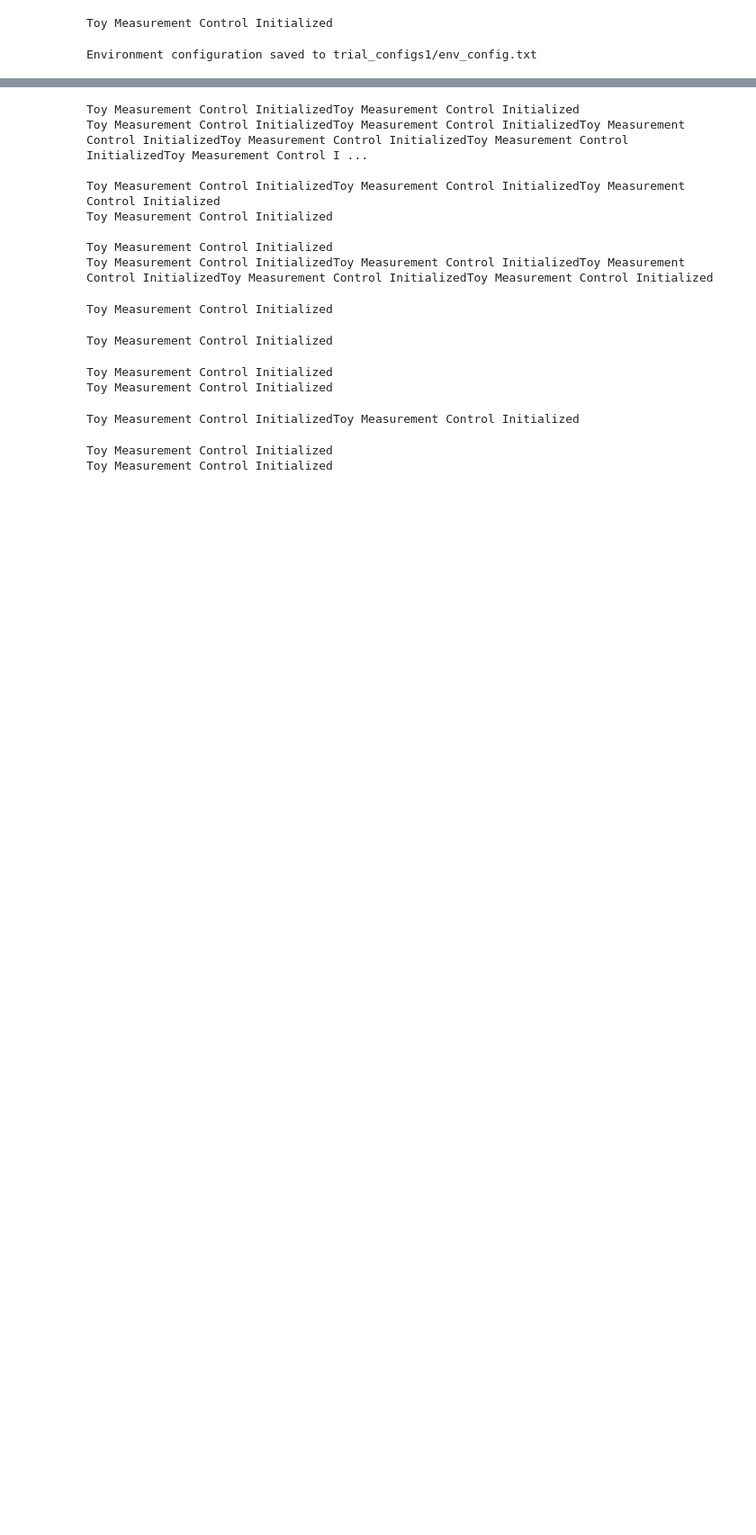
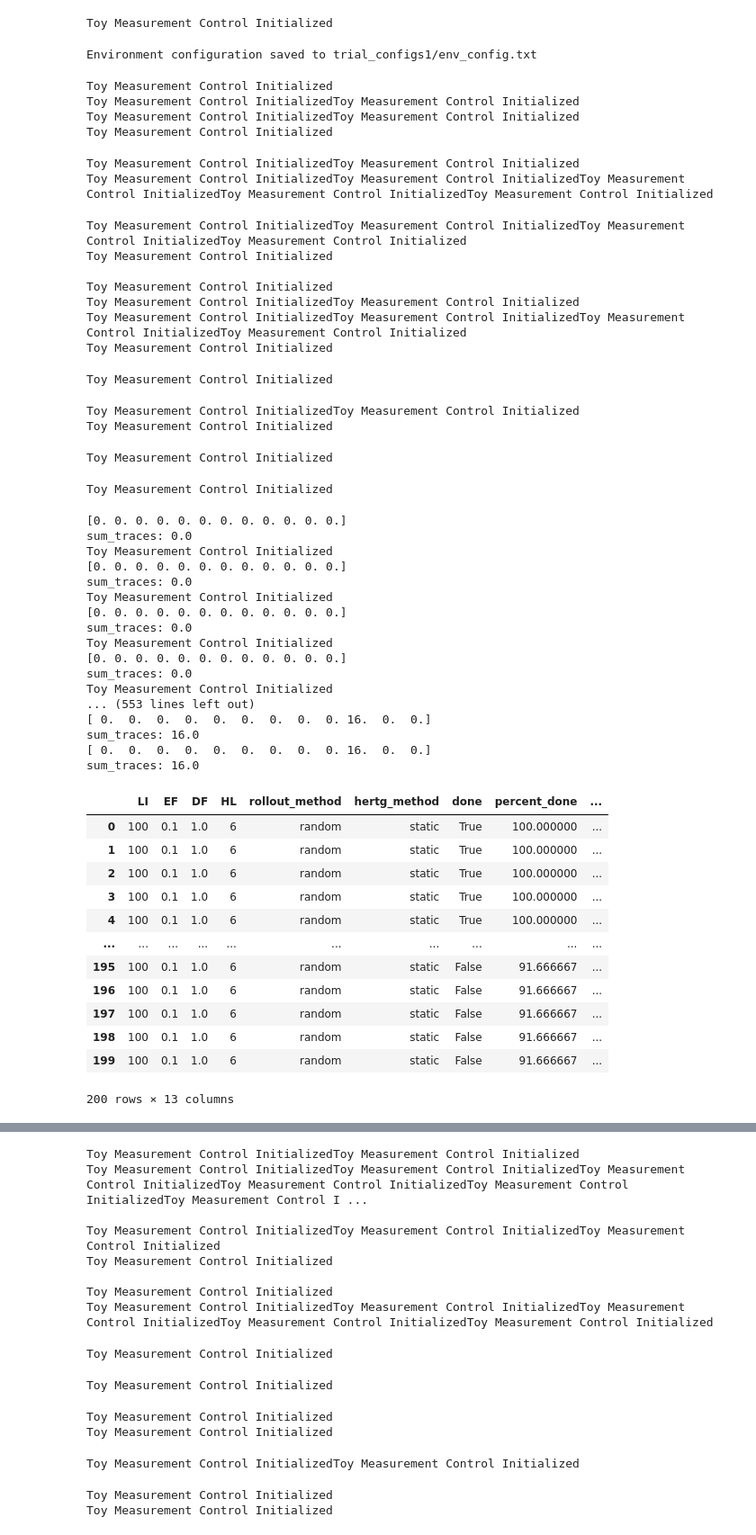
Before and after one commit to ALCarroll24/MeasurementMCTS, a Jupyter notebook: metrics/metrics_testing.ipynb, the cells around one changed output, grey strips where cells are left out. Shown at 90% size. Drawn from its saved outputs; the diff is of its cells as text; code cells hidden in the pictures; blank space fills up the shorter version.

```diff
--- a/metrics/metrics_testing.ipynb
+++ b/metrics/metrics_testing.ipynb
@@ -41,29 +42,93 @@ Environment configuration saved to trial_configs1/env_config.txt
 # %%
 # Load the environment state once.
 state = env.load_state("trial_configs1", "trial_0")
 state = env.get_state()
 
 def run_trial(trial):
+    # Create a unique seed using process ID and trial number.
+    # seed = os.getpid() + trial
+    # np.random.seed(seed)  # Re-seed NumPy's RNG in this process.
     print(f'Running trial {trial}')
     return get_mcts_metrics(env, state, rollout_method="random")
 
 all_results = []
 with concurrent.futures.ProcessPoolExecutor() as executor:
     futures = []
     # Schedule a job for each trial.
-    for trial in range(20):
-        futures.append(executor.submit(run_trial, trial))
+    for trial in range(200):
+        # futures.append(executor.submit(run_trial, trial))
+        futures.append(
+            executor.submit(
+                worker_wrapper,
+                trial_number=trial,
+                trial_config_name="trial_0",
+                rollout_method="random",
+                trial_config_path="trial_configs1",
+            )
+        )
 
     # Gather the results as tasks complete.
     for future in concurrent.futures.as_completed(futures):
         try:
             result = future.result()
             all_results.append(result)
         except Exception as e:
             print("An error occurred during execution:", e)
 
 df = pd.DataFrame(all_results)
 display(df)
+
+# Write to file
+df.to_csv("same_environment_results_same_random.csv", index=False)
+# %% [output]
+Toy Measurement Control Initialized
+Toy Measurement Control InitializedToy Measurement Control Initialized
+Toy Measurement Control InitializedToy Measurement Control Initialized
+Toy Measurement Control Initialized
+Toy Measurement Control InitializedToy Measurement Control Initialized
+Toy Measurement Control InitializedToy Measurement Control InitializedToy Measurement Control InitializedToy Measurement Control InitializedToy Measurement Control Initialized
+Toy Measurement Control InitializedToy Measurement Control InitializedToy Measurement Control InitializedToy Measurement Control Initialized
+Toy Measurement Control Initialized
+
+Toy Measurement Control Initialized
+Toy Measurement Control InitializedToy Measurement Control Initialized
+Toy Measurement Control InitializedToy Measurement Control InitializedToy Measurement Control InitializedToy Measurement Control Initialized
+Toy Measurement Control Initialized
+Toy Measurement Control Initialized
+Toy Measurement Control InitializedToy Measurement Control Initialized
+Toy Measurement Control Initialized
+Toy Measurement Control Initialized
+Toy Measurement Control Initialized
+[0. 0. 0. 0. 0. 0. 0. 0. 0. 0. 0. 0.]
+sum_traces: 0.0
+Toy Measurement Control Initialized
+[0. 0. 0. 0. 0. 0. 0. 0. 0. 0. 0. 0.]
+sum_traces: 0.0
+Toy Measurement Control Initialized
+[0. 0. 0. 0. 0. 0. 0. 0. 0. 0. 0. 0.]
+sum_traces: 0.0
+Toy Measurement Control Initialized
+[0. 0. 0. 0. 0. 0. 0. 0. 0. 0. 0. 0.]
+sum_traces: 0.0
+Toy Measurement Control Initialized
+... (553 lines left out)
+[ 0.  0.  0.  0.  0.  0.  0.  0.  0. 16.  0.  0.]
+sum_traces: 16.0
+[ 0.  0.  0.  0.  0.  0.  0.  0.  0. 16.  0.  0.]
+sum_traces: 16.0
+|  | LI | EF | DF | HL | rollout_method | hertg_method | done | percent_done | ... |
+| 0 | 100 | 0.1 | 1.0 | 6 | random | static | True | 100.000000 | ... |
+| 1 | 100 | 0.1 | 1.0 | 6 | random | static | True | 100.000000 | ... |
+| 2 | 100 | 0.1 | 1.0 | 6 | random | static | True | 100.000000 | ... |
+| 3 | 100 | 0.1 | 1.0 | 6 | random | static | True | 100.000000 | ... |
+| 4 | 100 | 0.1 | 1.0 | 6 | random | static | True | 100.000000 | ... |
+| ... | ... | ... | ... | ... | ... | ... | ... | ... | ... |
+| 195 | 100 | 0.1 | 1.0 | 6 | random | static | False | 91.666667 | ... |
+| 196 | 100 | 0.1 | 1.0 | 6 | random | static | False | 91.666667 | ... |
+| 197 | 100 | 0.1 | 1.0 | 6 | random | static | False | 91.666667 | ... |
+| 198 | 100 | 0.1 | 1.0 | 6 | random | static | False | 91.666667 | ... |
+| 199 | 100 | 0.1 | 1.0 | 6 | random | static | False | 91.666667 | ... |
+200 rows × 13 columns
 # %%
 # Run the same ennvironment multiple times and see if results are the same
 state = env.load_state("trial_configs1", "trial_0")
```
Also changed, not shown: parts of 2 cells of this notebook, 2 other files.
